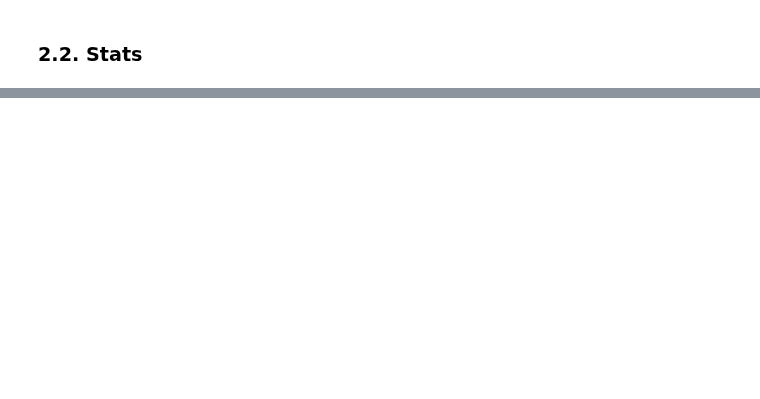
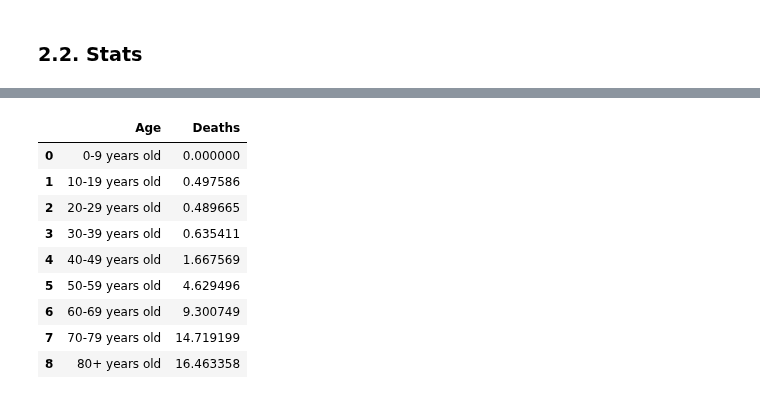
Before and after one commit to DanielGuzmanOlivares/COVID-19, a Jupyter notebook: COVID-19.ipynb, the cells around one changed output, grey strips where cells are left out. Cells and saved outputs as stored; diff of their text form; code cells hidden in the pictures; blank space fills up the shorter version.

Commit message:
deaths by demography

```diff
--- a/COVID-19.ipynb
+++ b/COVID-19.ipynb
@@ -767,14 +771,5 @@ t2("Spain")
 # %%
 ####WORKING
-
-def populationAffectedByDemography(country,days,model):
-    x_data,y_data,df = prediction(country,"Infected",days,model,fromNow=True)
-    data = []
-    infected = list(df["Infected"])[-1]
-    affected = ageAffected(country)
-    for row in affected["Age"]:
-
-
 def ageAffected(country_info):
     demography = getDemography(country_info)
     ageFatality = fatalityRate(AGE)
@@ -784,4 +779,20 @@ def ageAffected(country_info):
     demography["Age"] = data
     age_df = demography.groupby("Age").sum()
     return age_df
+
+def populationAffectedByDemography(country,days,model):
+    x_data,y_data,df = prediction(country,"Confirmed",days,model,fromNow=True)
+    data = []
+    infected = list(df["People"])[-1]
+    ageFatality = fatalityRate(AGE)
+    affected = ageAffected(country)
+    l = []
+    for age,row in affected.iterrows():
+        try:
+            rate = float(list(ageFatality[ageFatality["AGE"] == age]["DEATH RATE all cases"])[0].split("%")[0])
+        except:
+            rate = 0
+        l.append((age,rate/100*row["M"]*infected/inhabitantsCountry(country)))
+    return pd.DataFrame(l,columns=["Age","Deaths"])
+populationAffectedByDemography("Spain",2,expModel)
 # %% [output]
@@ -788,0 +799,10 @@ SyntaxError: invalid syntax (<ipython-input-16-4e50425868e0>, line 8)
+|  | Age | Deaths |
+| 0 | 0-9 years old | 0.000000 |
+| 1 | 10-19 years old | 0.497586 |
+| 2 | 20-29 years old | 0.489665 |
+| 3 | 30-39 years old | 0.635411 |
+| 4 | 40-49 years old | 1.667569 |
+| 5 | 50-59 years old | 4.629496 |
+| 6 | 60-69 years old | 9.300749 |
+| 7 | 70-79 years old | 14.719199 |
+| 8 | 80+ years old | 16.463358 |
```
Also changed, not shown: parts of 4 cells of this notebook.
